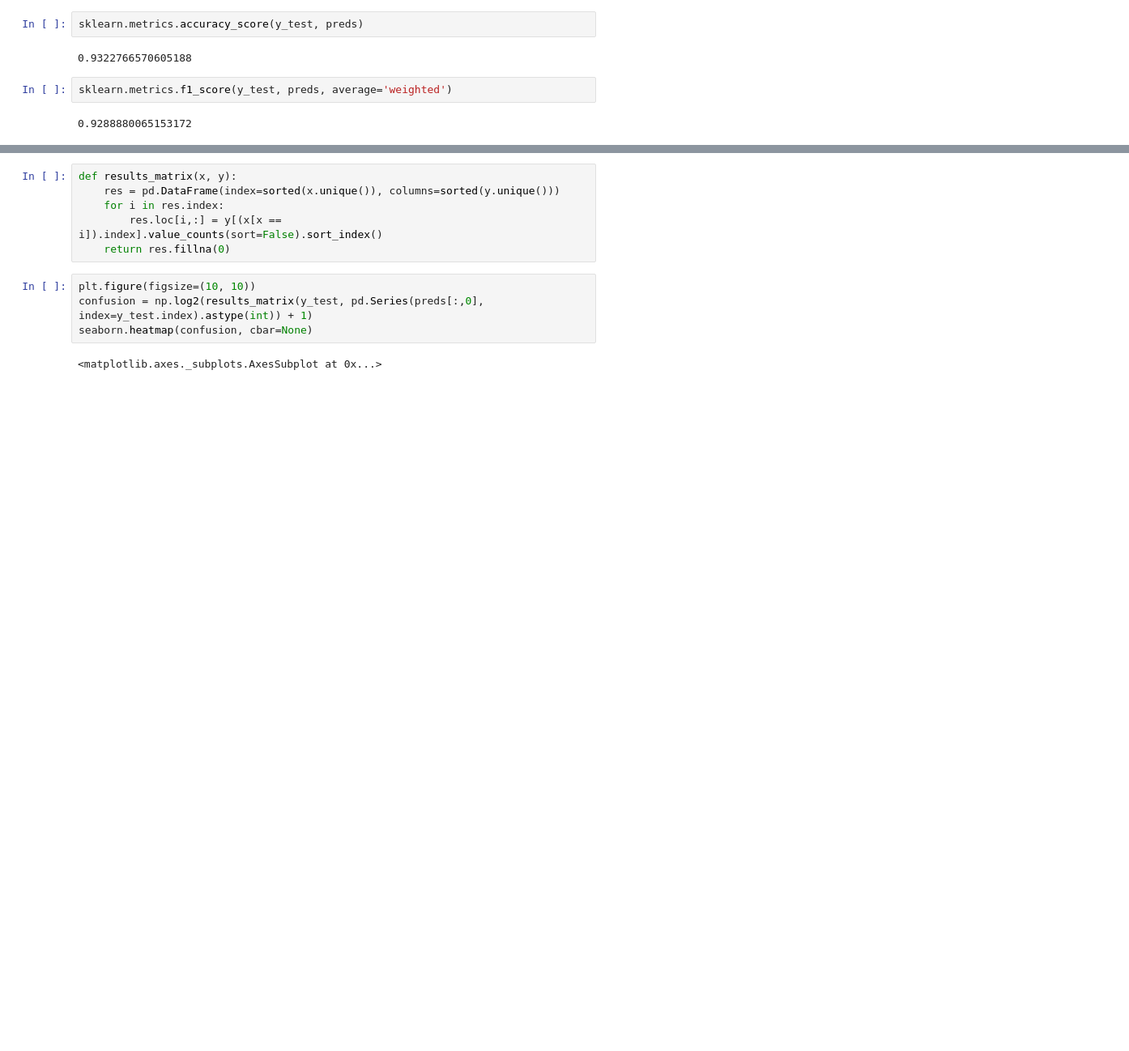
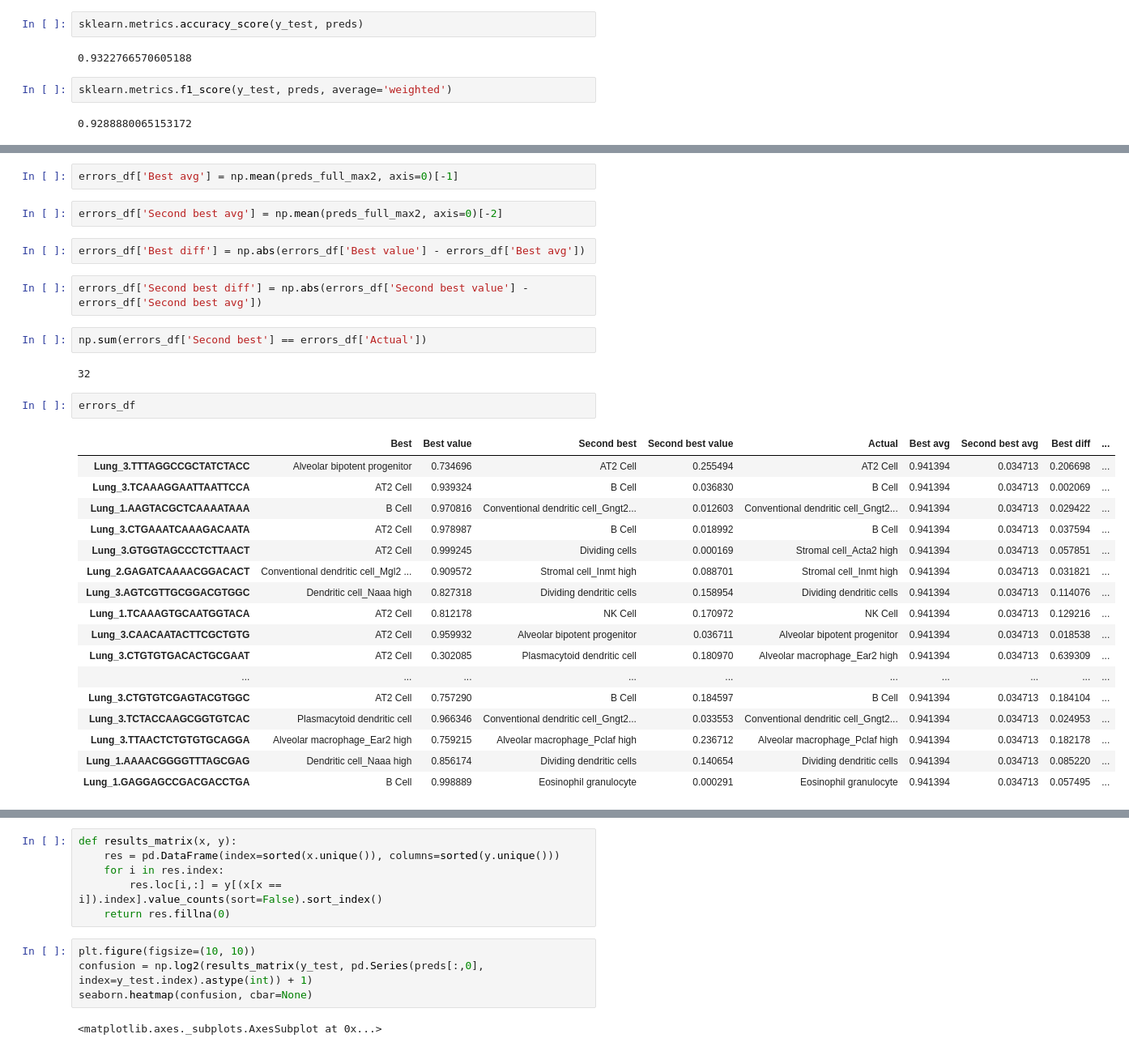
Before and after one commit to mxposed/sickle, a Jupyter notebook: 05-catboost-mca/find_best_params.ipynb, the cells around one changed output, grey strips where cells are left out. Shown at 81% size. Saved outputs shown, nothing was run; the diff lists cells and outputs as text; blank space fills up the shorter version.

```diff
--- a/05-catboost-mca/find_best_params.ipynb
+++ b/05-catboost-mca/find_best_params.ipynb
@@ -194,0 +230,32 @@ sklearn.metrics.f1_score(y_test, preds, average='weighted')
+# %%
+errors_df['Best avg'] = np.mean(preds_full_max2, axis=0)[-1]
+# %%
+errors_df['Second best avg'] = np.mean(preds_full_max2, axis=0)[-2]
+# %%
+errors_df['Best diff'] = np.abs(errors_df['Best value'] - errors_df['Best avg'])
+# %%
+errors_df['Second best diff'] = np.abs(errors_df['Second best value'] - errors_df['Second best avg'])
+# %%
+np.sum(errors_df['Second best'] == errors_df['Actual'])
+# %% [output]
+32
+# %%
+errors_df
+# %% [output]
+|  | Best | Best value | Second best | Second best value | Actual | Best avg | Second best avg | Best diff | ... |
+| Lung_3.TTTAGGCCGCTATCTACC | Alveolar bipotent progenitor | 0.734696 | AT2 Cell | 0.255494 | AT2 Cell | 0.941394 | 0.034713 | 0.206698 | ... |
+| Lung_3.TCAAAGGAATTAATTCCA | AT2 Cell | 0.939324 | B Cell | 0.036830 | B Cell | 0.941394 | 0.034713 | 0.002069 | ... |
+| Lung_1.AAGTACGCTCAAAATAAA | B Cell | 0.970816 | Conventional dendritic cell_Gngt2... | 0.012603 | Conventional dendritic cell_Gngt2... | 0.941394 | 0.034713 | 0.029422 | ... |
+| Lung_3.CTGAAATCAAAGACAATA | AT2 Cell | 0.978987 | B Cell | 0.018992 | B Cell | 0.941394 | 0.034713 | 0.037594 | ... |
+| Lung_3.GTGGTAGCCCTCTTAACT | AT2 Cell | 0.999245 | Dividing cells | 0.000169 | Stromal cell_Acta2 high | 0.941394 | 0.034713 | 0.057851 | ... |
+| Lung_2.GAGATCAAAACGGACACT | Conventional dendritic cell_Mgl2 ... | 0.909572 | Stromal cell_Inmt high | 0.088701 | Stromal cell_Inmt high | 0.941394 | 0.034713 | 0.031821 | ... |
+| Lung_3.AGTCGTTGCGGACGTGGC | Dendritic cell_Naaa high | 0.827318 | Dividing dendritic cells | 0.158954 | Dividing dendritic cells | 0.941394 | 0.034713 | 0.114076 | ... |
+| Lung_1.TCAAAGTGCAATGGTACA | AT2 Cell | 0.812178 | NK Cell | 0.170972 | NK Cell | 0.941394 | 0.034713 | 0.129216 | ... |
+| Lung_3.CAACAATACTTCGCTGTG | AT2 Cell | 0.959932 | Alveolar bipotent progenitor | 0.036711 | Alveolar bipotent progenitor | 0.941394 | 0.034713 | 0.018538 | ... |
+| Lung_3.CTGTGTGACACTGCGAAT | AT2 Cell | 0.302085 | Plasmacytoid dendritic cell | 0.180970 | Alveolar macrophage_Ear2 high | 0.941394 | 0.034713 | 0.639309 | ... |
+| ... | ... | ... | ... | ... | ... | ... | ... | ... | ... |
+| Lung_3.CTGTGTCGAGTACGTGGC | AT2 Cell | 0.757290 | B Cell | 0.184597 | B Cell | 0.941394 | 0.034713 | 0.184104 | ... |
+| Lung_3.TCTACCAAGCGGTGTCAC | Plasmacytoid dendritic cell | 0.966346 | Conventional dendritic cell_Gngt2... | 0.033553 | Conventional dendritic cell_Gngt2... | 0.941394 | 0.034713 | 0.024953 | ... |
+| Lung_3.TTAACTCTGTGTGCAGGA | Alveolar macrophage_Ear2 high | 0.759215 | Alveolar macrophage_Pclaf high | 0.236712 | Alveolar macrophage_Pclaf high | 0.941394 | 0.034713 | 0.182178 | ... |
+| Lung_1.AAAACGGGGTTTAGCGAG | Dendritic cell_Naaa high | 0.856174 | Dividing dendritic cells | 0.140654 | Dividing dendritic cells | 0.941394 | 0.034713 | 0.085220 | ... |
+| Lung_1.GAGGAGCCGACGACCTGA | B Cell | 0.998889 | Eosinophil granulocyte | 0.000291 | Eosinophil granulocyte | 0.941394 | 0.034713 | 0.057495 | ... |
```
Also changed, not shown: parts of 22 cells of this notebook.
